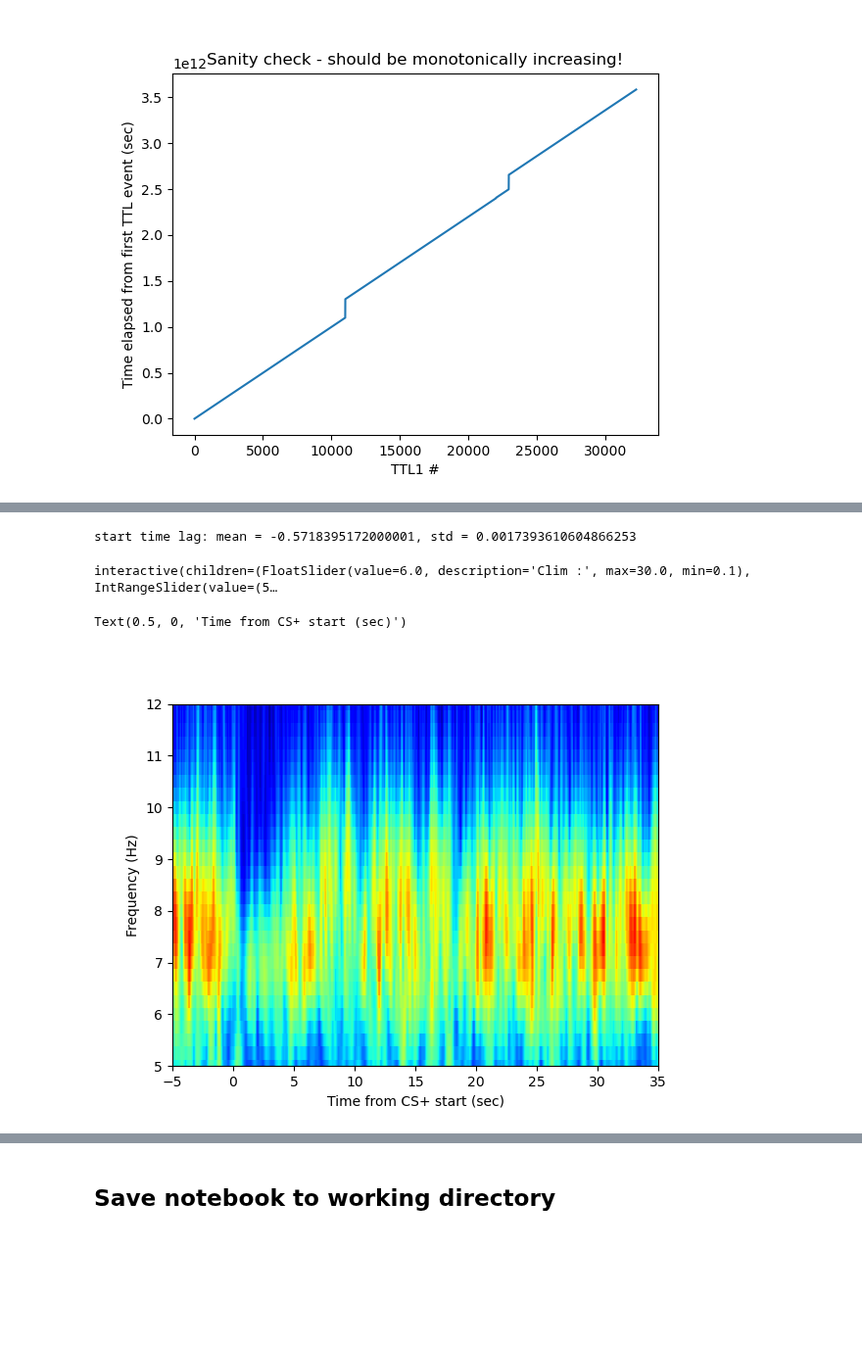
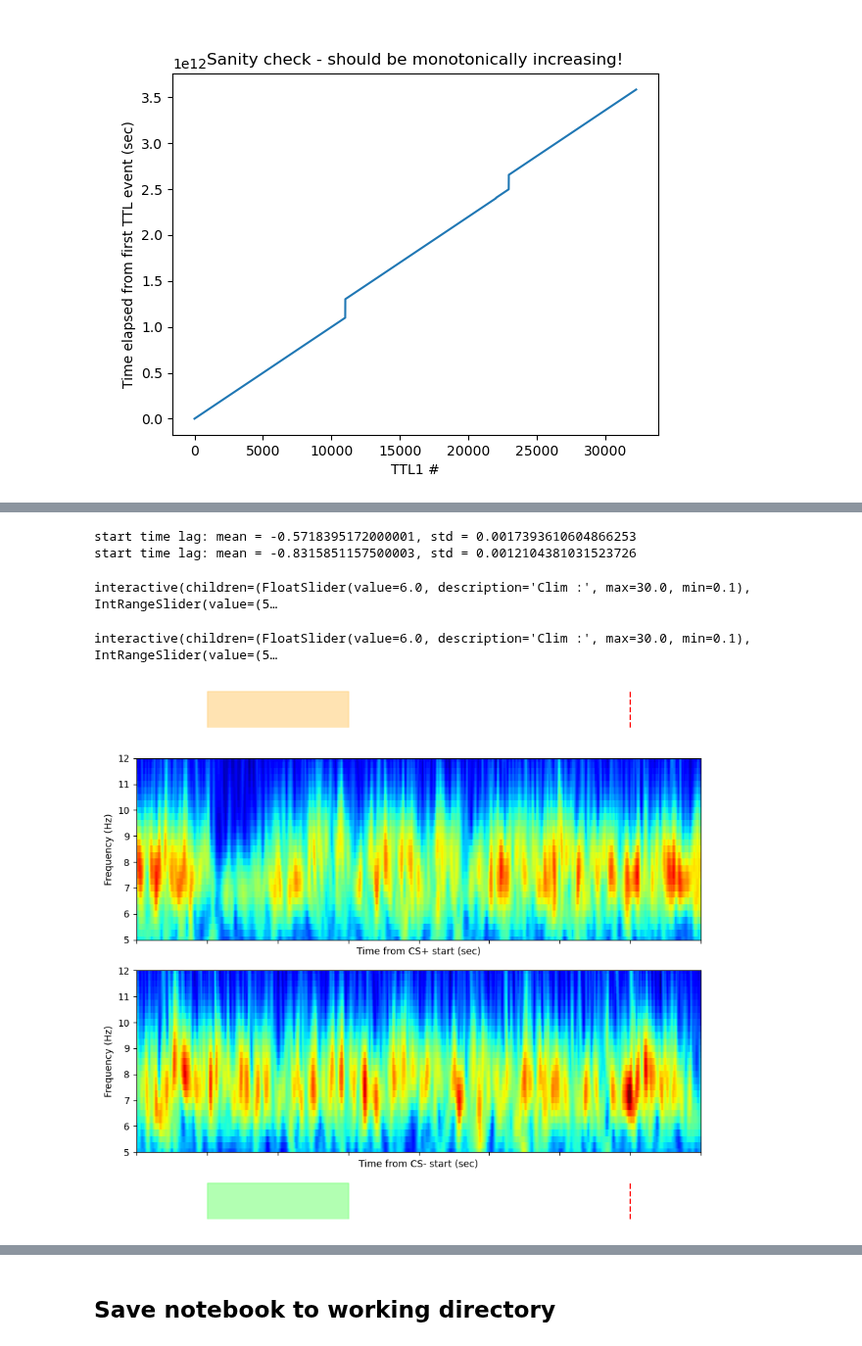
Before and after one commit to nkinsky/TraceFC, a Jupyter notebook: Notebooks/Spectral_Analysis.ipynb, the cells around one changed output, grey strips where cells are left out. Shown at 98% size. Cells and saved outputs as stored; diff of their text form; code cells hidden in the pictures; blank space fills up the shorter version.

```diff
--- a/Notebooks/Spectral_Analysis.ipynb
+++ b/Notebooks/Spectral_Analysis.ipynb
@@ -286,17 +308,35 @@ ttl_lag_use = ttl_lag=pd.Timedelta(0.6, unit="seconds")
 cs_oe_start_df = traceio.trace_ttl_to_openephys(cs_starts,
                                   ttl_df[ttl_df['channel_states'].abs() == 2],
                                   ttl_lag=ttl_lag_use)
-cs_oe_start_df['datetimes'] = cs_oe_start_df['datetimes'].dt.tz_localize("America/Detroit")
+
+csn_oe_start_df = traceio.trace_ttl_to_openephys(csn_starts,
+                                  ttl_df[ttl_df['channel_states'].abs() == 2],
+                                  ttl_lag=ttl_lag_use*2)
 # %% [output]
 start time lag: mean = -0.5718395172000001, std = 0.0017393610604866253
+start time lag: mean = -0.8315851157500003, std = 0.0012104381031523726
 # %%
 # Plot mean wavelet spectrogram at CS+ onset
 cs_buffer = (5, 35)
+
 ### NRK todo: add in recording_events_to_combined_time function here! Or is is necessary?
 wv_theta_cs_mean = wv_theta.get_pe_mean_spec(cs_oe_start_df['timestamps'].values/30000, buffer_sec=cs_buffer)
-ax = plot_spectrogram(wv_theta_cs_mean, time_lims=np.multiply(cs_buffer, (-1, 1)), freq_lims=theta_freq_lims)
-ax.set_xlabel('Time from CS+ start (sec)')
+
+_, ax = plt.subplots(4, 1, figsize=(9, 8), height_ratios=[1, 5, 5, 1], sharex=True, layout='tight')
+
+plot_spectrogram(wv_theta_cs_mean, time_lims=np.multiply(cs_buffer, (-1, 1)), freq_lims=theta_freq_lims, ax=ax[1])
+ax[1].set_xlabel('Time from CS+ start (sec)')
+
+wv_theta_csn_mean = wv_theta.get_pe_mean_spec(csn_oe_start_df['timestamps'].values/30000, buffer_sec=cs_buffer)
+plot_spectrogram(wv_theta_csn_mean, time_lims=np.multiply(cs_buffer, (-1, 1)), freq_lims=theta_freq_lims, ax=ax[2])
+ax[2].set_xlabel('Time from CS- start (sec)')
+
+# Add color keys to plots above/below
+ax[0].axvspan(0, 10, color=[1, 0.647, 0, 0.3])
+ax[3].axvspan(0, 10, color=[0, 1, 0, 0.3])
+[a.axvline(30, color='r', linestyle='--') for a in (ax[0], ax[3])];
+[a.axis('off') for a in (ax[0], ax[3])];
 # %% [output]
 interactive(children=(FloatSlider(value=6.0, description='Clim :', max=30.0, min=0.1), IntRangeSlider(value=(5…
-Text(0.5, 0, 'Time from CS+ start (sec)')
+interactive(children=(FloatSlider(value=6.0, description='Clim :', max=30.0, min=0.1), IntRangeSlider(value=(5…
-[figure, old version]
+[figure, new version]
```
Also changed, not shown: parts of 17 cells of this notebook.
